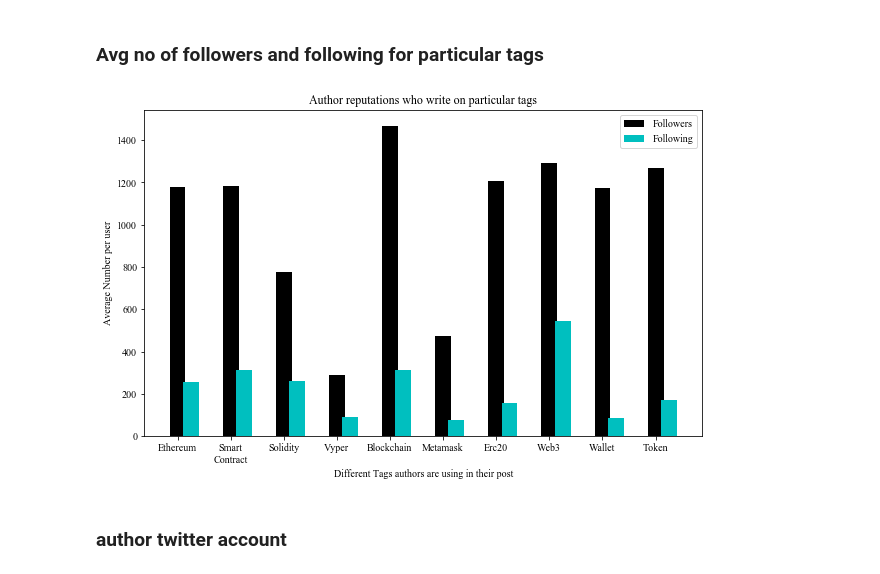
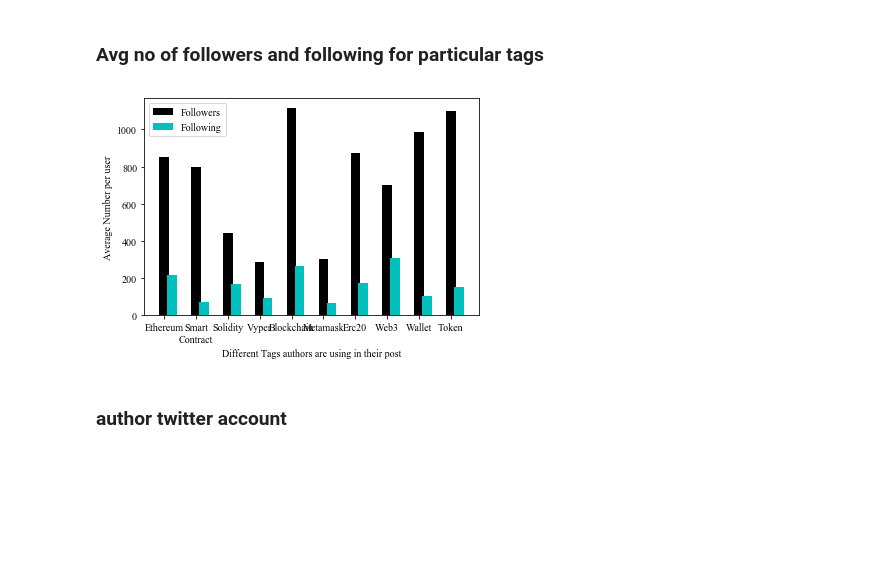
Before and after one commit to shantoroy/Raw_medium_article_scrape, a Jupyter notebook: Individual author final code.ipynb, the cells around one changed output. Drawn from its saved outputs; the diff is of its cells as text; code cells hidden in the pictures; blank space fills up the shorter version.

```diff
--- a/Individual author final code.ipynb
+++ b/Individual author final code.ipynb
@@ -219,20 +219,22 @@ print(find_first_key_social(test))
 ## Author data Analysis - Other tags from other posts
 # %%
 import json
-with open("../conference_medium_data/author_data/author_info_final_paper.json") as f:
+with open("../conference_medium_data/new_data/author_info_final_paper.json") as f:
     author_data = json.load(f)
 
 total_other_posts = 0
 
 other_tag_list = []
-for key in author_data:
-    for item in key['other_posts']:
-        other_tag_list.append(item['tags'])
-        total_other_posts += 1
+for i in range(15):
+    for key in author_data:
+
+        for item in key['other_posts']:
+            other_tag_list.append(item['tags'])
+            total_other_posts += 1
 print("# of total other posts", total_other_posts)
 
 
-related_tag = ["Smart Contract", "Smart Contracts", "Truffle", "Vyper", "Metamask",
+related_tag = ["Smart Contract", "Smart ontracts", "Truffle", "Vyper", "Metamask",
               "Web3", "Solidity", "Web3", "Web3js", "Erc20", "Dapps", "Dapp", "Ethereum"]
 other_tags = []
 related = 0
@@ -253,5 +255,7 @@ print("# of uniqe tags: ", len(unique_list))
 
 from collections import Counter
 freq_tags = Counter([item for item in break_nested_list])
-print("Freq of each tag: ", freq_tags)
+#print("Freq of each tag: ", freq_tags)
+
+other_tag_list
 # %% [output]
@@ -263,3 +264,8 @@ Freq of each tag:  Counter({'Blockchain': 3702, 'Cryptocurrency': 1618, 'Bitcoin
+# %%
+break_nested_list
+with open('other_tag.txt', 'w') as f:
+    for item in break_nested_list:
+        f.write("%s\n" % item)
 # %% [markdown]
 ### Author data Analysis - Bio's from the authors
 # %%
@@ -385,6 +405,10 @@ for key in author_data:
 # %% [markdown]
 ### Avg no of followers and following for particular tags
 # %%
+
+import json
+with open("../conference_medium_data/new_data/author_info_final_paper.json") as f:
+    author_data = json.load(f)
 
 word_list = ["Ethereum" , "Blockchain", "Ether", "Smart Contract", "Smart Contracts", "Web3",\
              "Solidity", "Metamask", "Erc20", "Vyper", "Wallet", "Token", "Web3js", "Dapps", "Dapp"]
@@ -395,37 +419,37 @@ for i in word_list:
     count = 0
     count_bio = 0
     count_twiter = 0
     for key in author_data:
         if i in [j for item in key['other_posts'] for j in item['tags']]:
             follower_list.append(key['followers'])
             following_list.append(key['following'])
             count += 1
         if i.lower() in key['bio'].lower().split(" "):
             count_bio += 1
-    #print("\navg. # of followers of author who writes on", i, "is:", sum(follower_list)/count)
-    #print("avg. # of following of author who writes on", i, "is:", sum(following_list)/count)
+    #print("\navg. # of followers of author who writes on", i, "is:", round(sum(follower_list)/count))
+    #print("avg. # of following of author who writes on", i, "is:", round(sum(following_list)/count))
     #print(i, "in bio, # of authors:", count_bio)
 
 
 from matplotlib import pyplot as plt
 from matplotlib.pyplot import figure
 import numpy as np
 plt.rcParams["font.family"] = "Times New Roman"
 
-figure(num=None, figsize=(10, 6))
+#figure(num=None, figsize=(15, 6))
 
-follower = [1180, 1182, 776, 288, 1469, 474, 1205, 1292, 1174, 1267]
-following = [254, 314, 261, 93, 315, 76, 157, 545, 84, 172]
+follower = [850, 796, 440, 289, 1115, 304, 874, 700, 986, 1098]
+following = [214, 73, 169, 93, 266, 68, 174, 308, 105, 151]
 
 Labels=['Ethereum', 'Smart\nContract', 'Solidity', 'Vyper', 'Blockchain', 'Metamask', 'Erc20', 'Web3', 'Wallet', "Token"]
 y_pos=np.arange(len(Labels))
 plt.bar(y_pos + 0.00, follower,width=0.3, color = 'k', label='Followers')
 plt.bar(y_pos + 0.25, following, width=0.3, color = 'c', label = 'Following')
 plt.xticks(y_pos, Labels)
 plt.legend(('Followers','Following'))
 plt.ylabel('Average Number per user')
 plt.xlabel('Different Tags authors are using in their post')
-plt.title("Author reputations who write on particular tags")
+#plt.title("Author reputations who write on particular tags")
 plt.savefig('medium_author_reputations.pdf', dpi=300)
 # %% [output]
-[figure, old version]
+[figure, new version]
```
Also changed, not shown: parts of 6 cells of this notebook, 14 other files.
